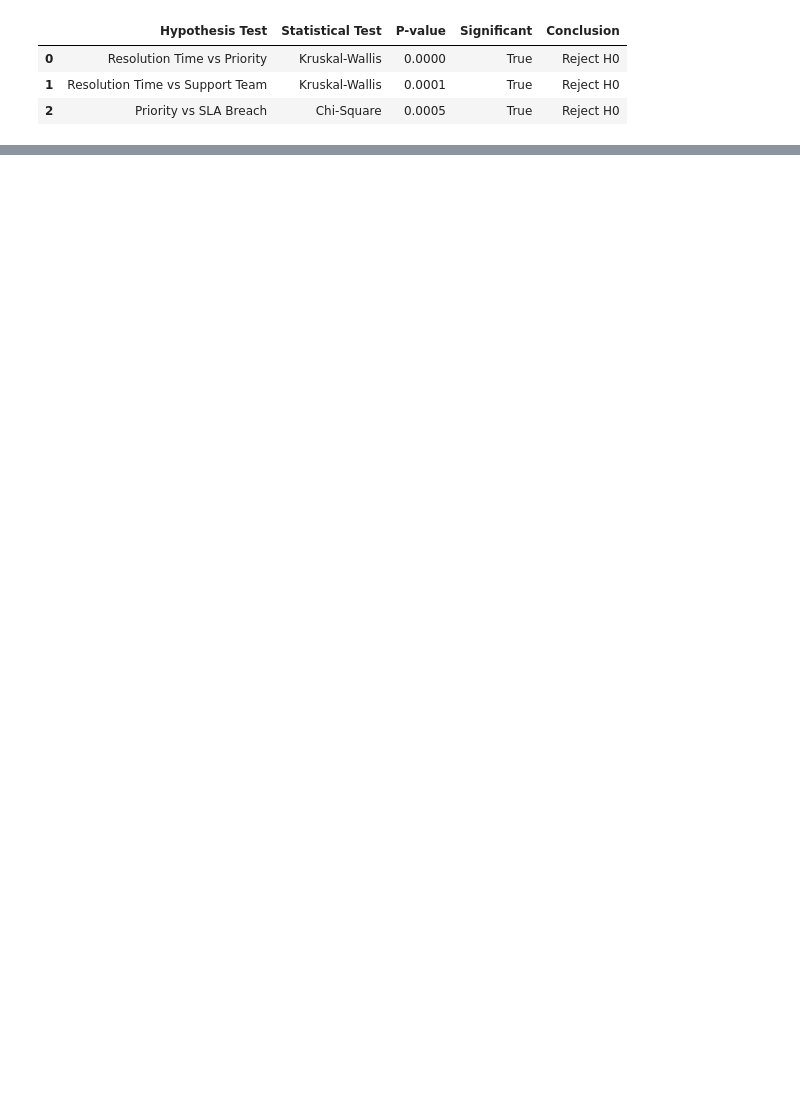
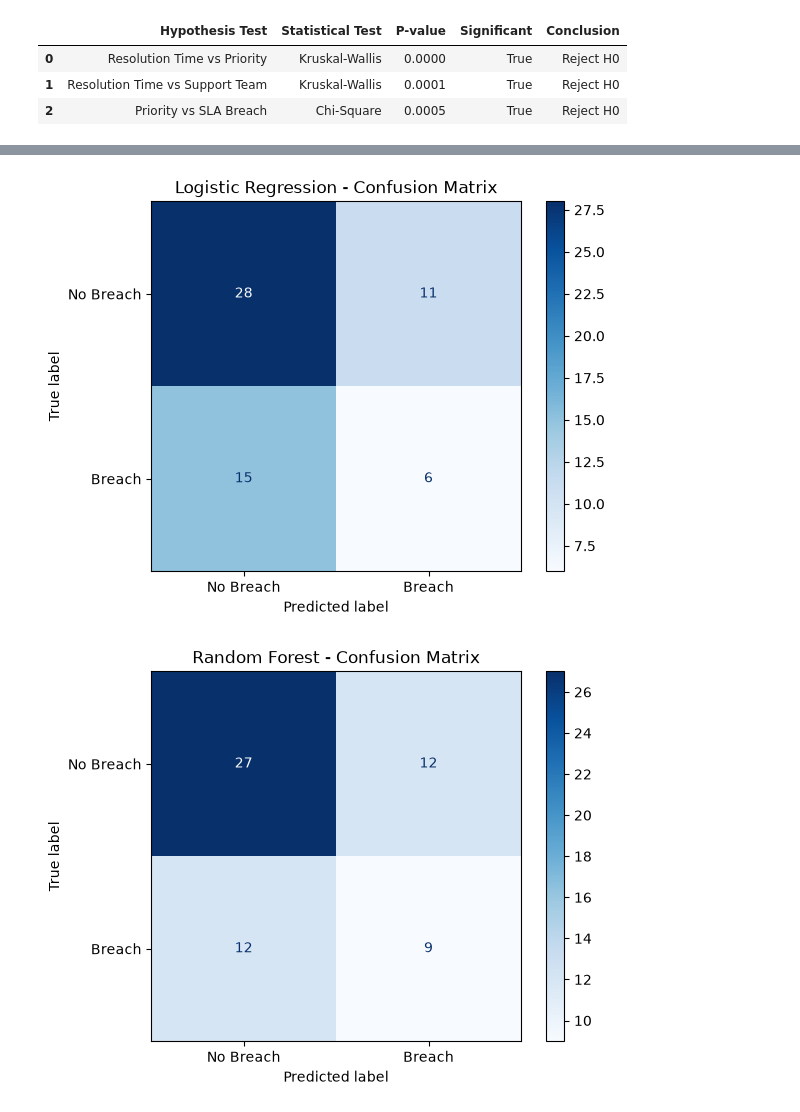
Before and after one commit to ctr-code/fix-it-at-work, a Jupyter notebook: data-analytics/EDA/EDA.ipynb, the cells around one changed output, grey strips where cells are left out. Saved outputs shown, nothing was run; the diff lists cells and outputs as text; code cells hidden in the pictures; blank space fills up the shorter version.

Commit message:
Clean ETL and EDA notebooks for team collaboration

```diff
--- a/data-analytics/EDA/EDA.ipynb
+++ b/data-analytics/EDA/EDA.ipynb
@@ -1469,0 +1066,16 @@ not be interpreted as validated real-world results.
+# %%
+import pandas as pd
+from pathlib import Path
+
+# Load cleaned dataset
+file_path = (
+    Path.cwd().parent
+    / "Data"
+    / "Processed"
+    / "cleaned_tickets.csv"
+)
+
+df = pd.read_csv(file_path)
+
+print("Dataset loaded successfully!")
+print("Dataset Shape:", df.shape)
@@ -1469,0 +1655,35 @@ not be interpreted as validated real-world results.
+# %%
+# 8.2 Confusion Matrix
+import matplotlib.pyplot as plt
+from sklearn.metrics import confusion_matrix, ConfusionMatrixDisplay
+
+# Logistic Regression
+cm_logistic = confusion_matrix(
+    y_test, y_pred_logistic, labels=[0, 1]
+)
+
+# Random Forest
+cm_rf = confusion_matrix(
+    y_test, y_pred_rf, labels=[0, 1]
+)
+
+# Display Logistic Regression confusion matrix
+ConfusionMatrixDisplay(
+    confusion_matrix=cm_logistic,
+    display_labels=["No Breach", "Breach"]
+).plot(cmap="Blues")
+
+plt.title("Logistic Regression - Confusion Matrix")
+plt.show()
+
+# Display Random Forest confusion matrix
+ConfusionMatrixDisplay(
+    confusion_matrix=cm_rf,
+    display_labels=["No Breach", "Breach"]
+).plot(cmap="Blues")
+
+plt.title("Random Forest - Confusion Matrix")
+plt.show()
+# %% [output]
+[figure, added]
+[figure, added]
```
Also changed, not shown: parts of 45 cells of this notebook, 1 other file.
